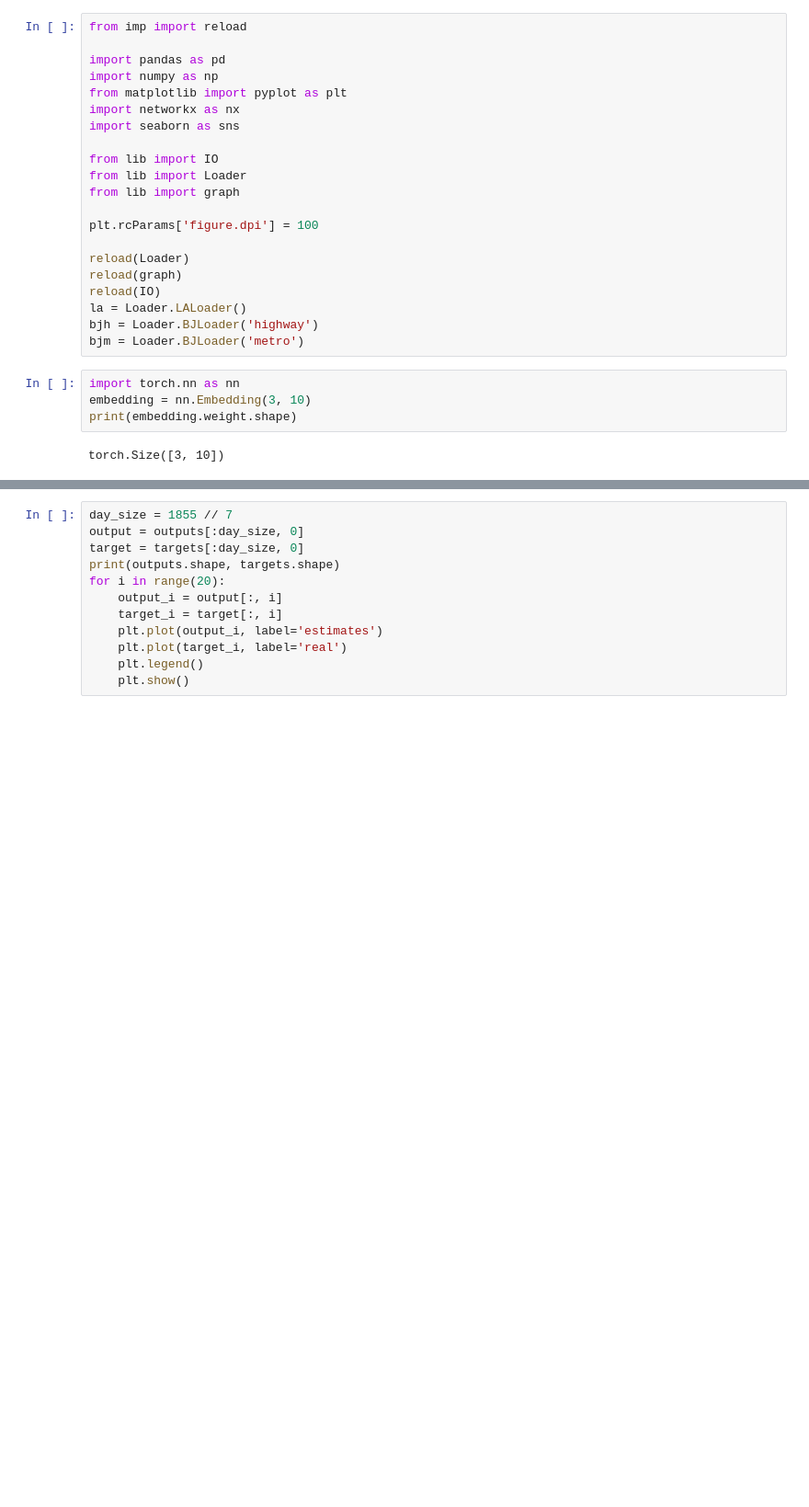
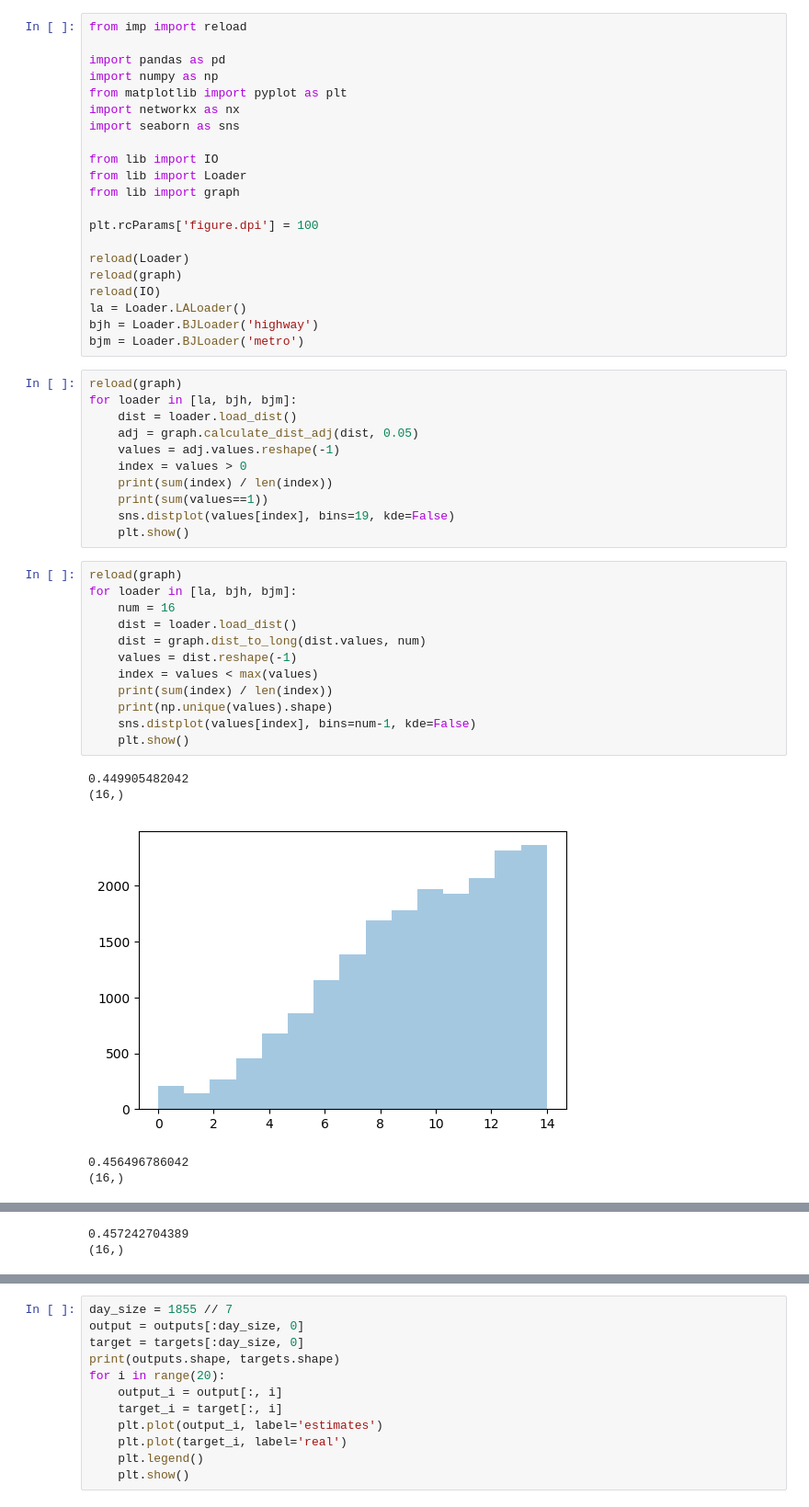
Before and after one commit to shawnwan47/ST_Attention, a Jupyter notebook: Untitled.ipynb, the cells around one changed output, grey strips where cells are left out. Shown at 92% size. Cells and saved outputs as stored; diff of their text form; blank space fills up the shorter version.

```diff
--- a/Untitled.ipynb
+++ b/Untitled.ipynb
@@ -19,9 +19,32 @@ reload(IO)
 la = Loader.LALoader()
 bjh = Loader.BJLoader('highway')
 bjm = Loader.BJLoader('metro')
-# %%
-import torch.nn as nn
-embedding = nn.Embedding(3, 10)
-print(embedding.weight.shape)
-# %% [output]
-torch.Size([3, 10])
+# %%
+reload(graph)
+for loader in [la, bjh, bjm]:
+    dist = loader.load_dist()
+    adj = graph.calculate_dist_adj(dist, 0.05)
+    values = adj.values.reshape(-1)
+    index = values > 0
+    print(sum(index) / len(index))
+    print(sum(values==1))
+    sns.distplot(values[index], bins=19, kde=False)
+    plt.show()
+# %%
+reload(graph)
+for loader in [la, bjh, bjm]:
+    num = 16
+    dist = loader.load_dist()
+    dist = graph.dist_to_long(dist.values, num)
+    values = dist.reshape(-1)
+    index = values < max(values)
+    print(sum(index) / len(index))
+    print(np.unique(values).shape)
+    sns.distplot(values[index], bins=num-1, kde=False)
+    plt.show()
+# %% [output]
+0.449905482042
+(16,)
+[figure, added]
+0.456496786042
+(16,)
@@ -27,0 +52,2 @@ torch.Size([3, 10])
+0.457242704389
+(16,)
```
Also changed, not shown: parts of 7 cells of this notebook, 7 other files.
